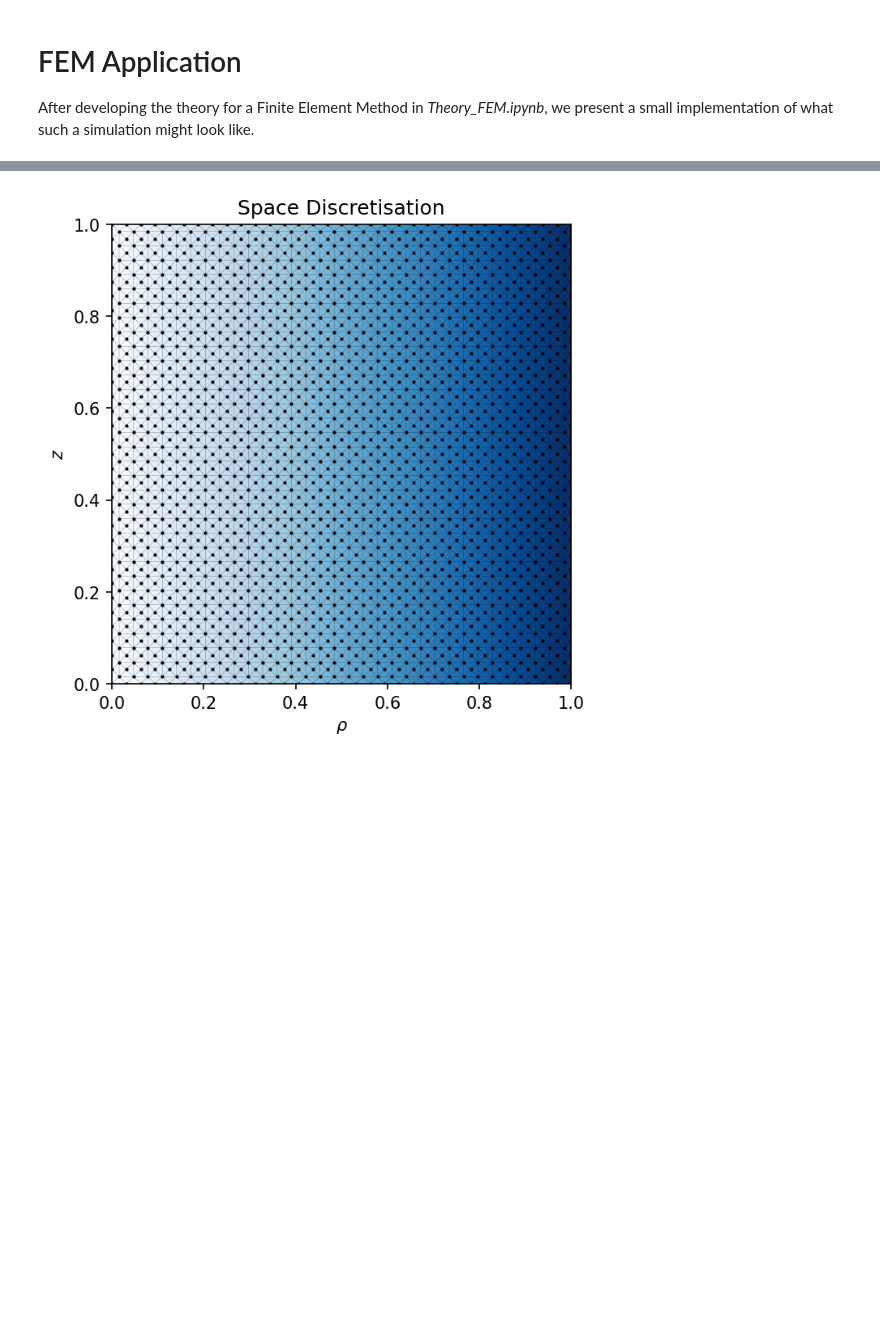
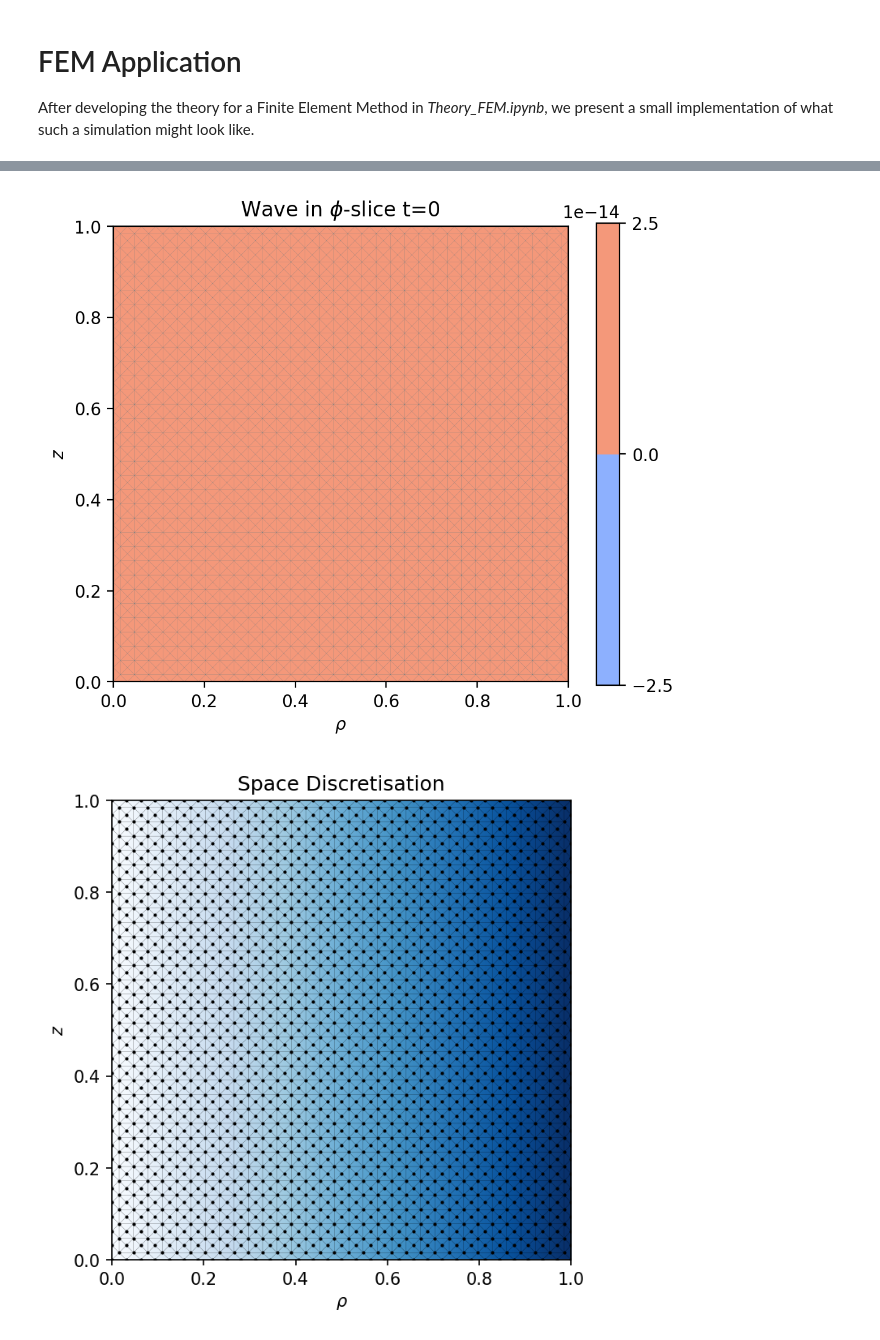
Before and after one commit to nyuad-astroparticle/LXe-Phonon, a Jupyter notebook: Simulation/1.Solving_Engine/Application_FEM.ipynb, the cells around one changed output, grey strips where cells are left out. Cells and saved outputs as stored; diff of their text form; code cells hidden in the pictures; blank space fills up the shorter version.

```diff
--- a/Simulation/1.Solving_Engine/Application_FEM.ipynb
+++ b/Simulation/1.Solving_Engine/Application_FEM.ipynb
@@ -72,0 +66,41 @@ array([ 1, 16])
+# %%
+# Let's create an animation
+# Create the figure
+fig = plt.figure(figsize=(6,5),dpi=200)
+ax  = fig.add_subplot(111)
+ax.set_aspect('equal')
+ax.set_title(r'Wave in $\phi$-slice t=0')
+ax.set_xlabel(r'$\rho$')
+ax.set_ylabel(r'$z$')
+
+# Plot the grid and the wave on top of it.
+ax.triplot(points[:,0], points[:,1], mesh.simplices,lw=0.1,c='grey')
+# clev = np.linspace(U_curr.min(),U_curr.max(),49)
+cf = ax.tricontourf(points[:,0], points[:,1], mesh.simplices,U_curr,cmap=cm.coolwarm)
+fig.colorbar(cf)
+
+def animate(i):
+    global U_prev,U_curr,F,cf,ax
+
+    F = get_F(f,i*dt,points)
+    # Calculate the left hand side
+    B = get_rhs(dt,S,T,U_curr,U_prev,F)
+
+    # move one step
+    U_prev = U_curr.copy()
+    U_curr = spsolve(A,B)
+
+    # Update the plot
+    for c in cf.collections:
+        c.remove()
+
+    clev = np.linspace(U_curr.min(),U_curr.max(),49)
+    cf = ax.tricontourf(points[:,0], points[:,1], mesh.simplices,U_curr,levels=clev,cmap=cm.coolwarm)
+
+    ax.set_title(r'Wave in $\phi$-slice t=%.2e'%(i*dt))
+
+    return cf
+
+anim = animation.FuncAnimation(fig, animate, frames=10, repeat=False)
+# %% [output]
+[figure, added]
```
Also changed, not shown: parts of 4 cells of this notebook, 2 other files.
